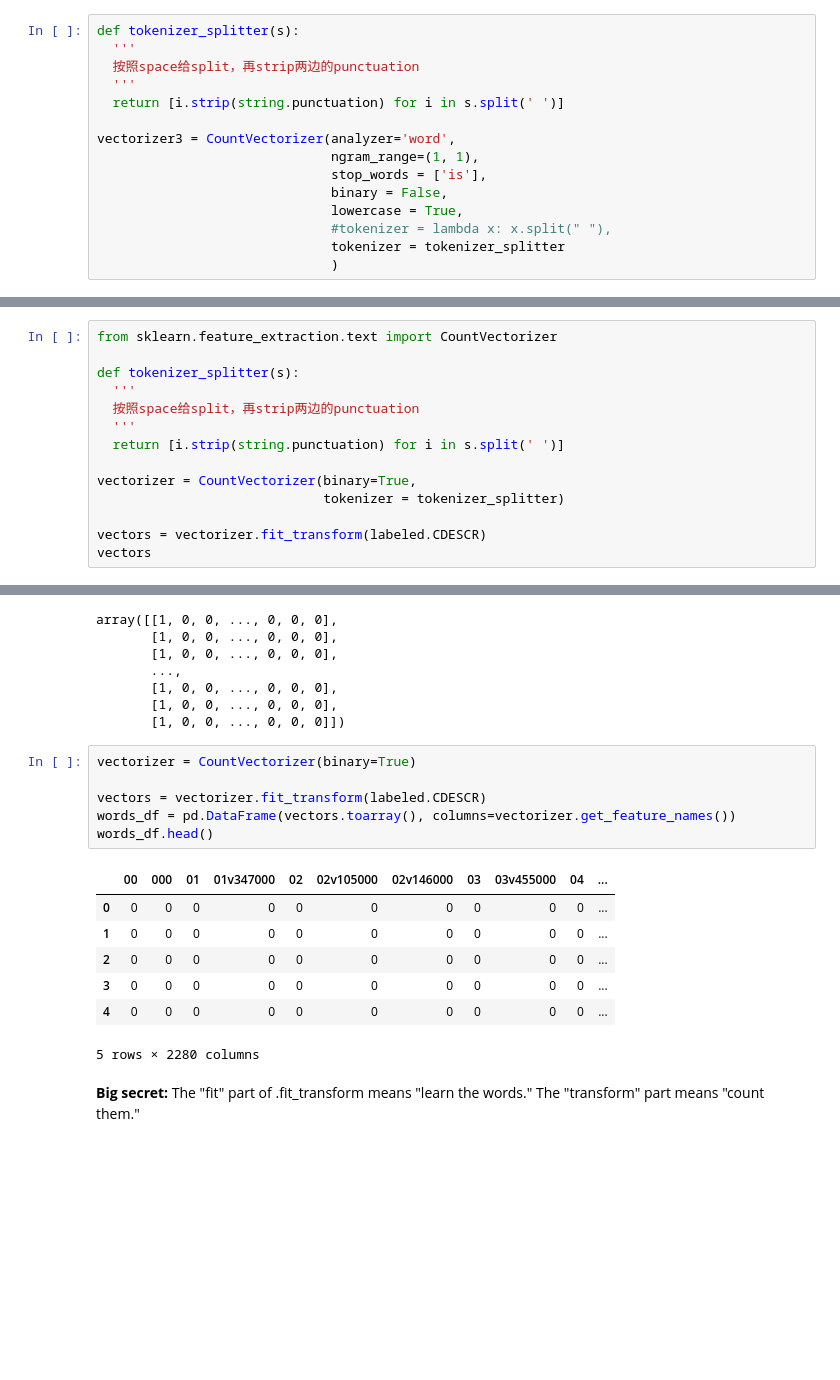
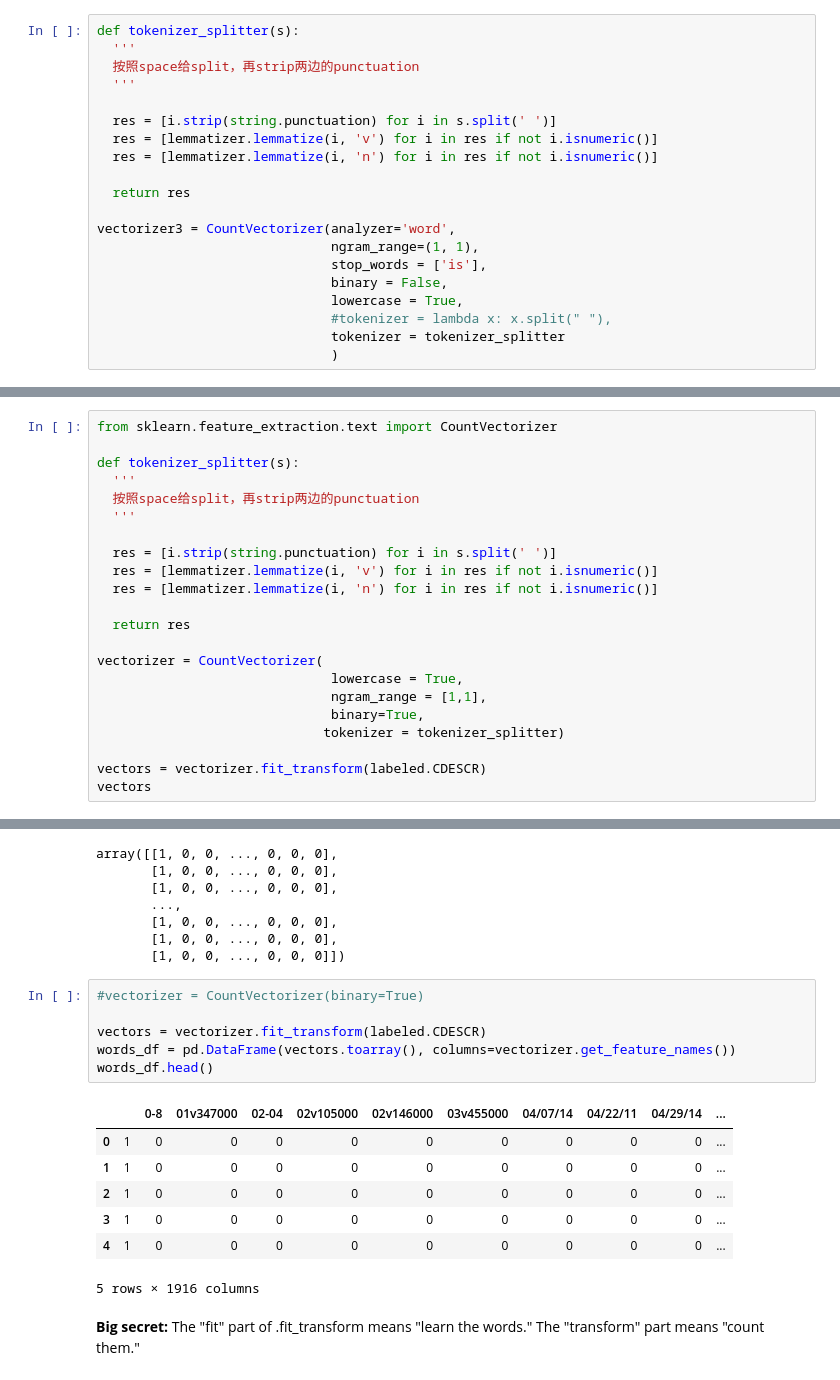
Before and after one commit to dwei-cn/ml-algo-implementation, a Jupyter notebook: CountVectorizer+Logistic_Regression+ELI5讲解.ipynb, the cells around one changed output, grey strips where cells are left out. Drawn from its saved outputs; the diff is of its cells as text; blank space fills up the shorter version.

```diff
--- a/CountVectorizer+Logistic_Regression+ELI5讲解.ipynb
+++ b/CountVectorizer+Logistic_Regression+ELI5讲解.ipynb
@@ -63,7 +64,12 @@ def tokenizer_splitter(s):
   '''
   按照space给split，再strip两边的punctuation
   '''
-  return [i.strip(string.punctuation) for i in s.split(' ')]
+
+  res = [i.strip(string.punctuation) for i in s.split(' ')]
+  res = [lemmatizer.lemmatize(i, 'v') for i in res if not i.isnumeric()]
+  res = [lemmatizer.lemmatize(i, 'n') for i in res if not i.isnumeric()]
+
+  return res
 
 vectorizer3 = CountVectorizer(analyzer='word',
                               ngram_range=(1, 1),
@@ -204,9 +221,17 @@ def tokenizer_splitter(s):
   '''
   按照space给split，再strip两边的punctuation
   '''
-  return [i.strip(string.punctuation) for i in s.split(' ')]
 
-vectorizer = CountVectorizer(binary=True,
+  res = [i.strip(string.punctuation) for i in s.split(' ')]
+  res = [lemmatizer.lemmatize(i, 'v') for i in res if not i.isnumeric()]
+  res = [lemmatizer.lemmatize(i, 'n') for i in res if not i.isnumeric()]
+
+  return res
+
+vectorizer = CountVectorizer(
+                              lowercase = True,
+                              ngram_range = [1,1],
+                              binary=True,
                              tokenizer = tokenizer_splitter)
 
 vectors = vectorizer.fit_transform(labeled.CDESCR)
@@ -226,19 +251,19 @@ array([[1, 0, 0, ..., 0, 0, 0],
        [1, 0, 0, ..., 0, 0, 0],
        [1, 0, 0, ..., 0, 0, 0]])
 # %%
-vectorizer = CountVectorizer(binary=True)
+#vectorizer = CountVectorizer(binary=True)
 
 vectors = vectorizer.fit_transform(labeled.CDESCR)
 words_df = pd.DataFrame(vectors.toarray(), columns=vectorizer.get_feature_names())
 words_df.head()
 # %% [output]
-|  | 00 | 000 | 01 | 01v347000 | 02 | 02v105000 | 02v146000 | 03 | 03v455000 | 04 | ... |
-| 0 | 0 | 0 | 0 | 0 | 0 | 0 | 0 | 0 | 0 | 0 | ... |
-| 1 | 0 | 0 | 0 | 0 | 0 | 0 | 0 | 0 | 0 | 0 | ... |
-| 2 | 0 | 0 | 0 | 0 | 0 | 0 | 0 | 0 | 0 | 0 | ... |
-| 3 | 0 | 0 | 0 | 0 | 0 | 0 | 0 | 0 | 0 | 0 | ... |
-| 4 | 0 | 0 | 0 | 0 | 0 | 0 | 0 | 0 | 0 | 0 | ... |
+|  |  | 0-8 | 01v347000 | 02-04 | 02v105000 | 02v146000 | 03v455000 | 04/07/14 | 04/22/11 | 04/29/14 | ... |
+| 0 | 1 | 0 | 0 | 0 | 0 | 0 | 0 | 0 | 0 | 0 | ... |
+| 1 | 1 | 0 | 0 | 0 | 0 | 0 | 0 | 0 | 0 | 0 | ... |
+| 2 | 1 | 0 | 0 | 0 | 0 | 0 | 0 | 0 | 0 | 0 | ... |
+| 3 | 1 | 0 | 0 | 0 | 0 | 0 | 0 | 0 | 0 | 0 | ... |
+| 4 | 1 | 0 | 0 | 0 | 0 | 0 | 0 | 0 | 0 | 0 | ... |
-5 rows × 2280 columns
+5 rows × 1916 columns
 # %% [markdown]
 **Big secret:** The "fit" part of .fit_transform means "learn the words." The "transform" part means "count them."
 # %%
```
Also changed, not shown: parts of 15 cells of this notebook.
